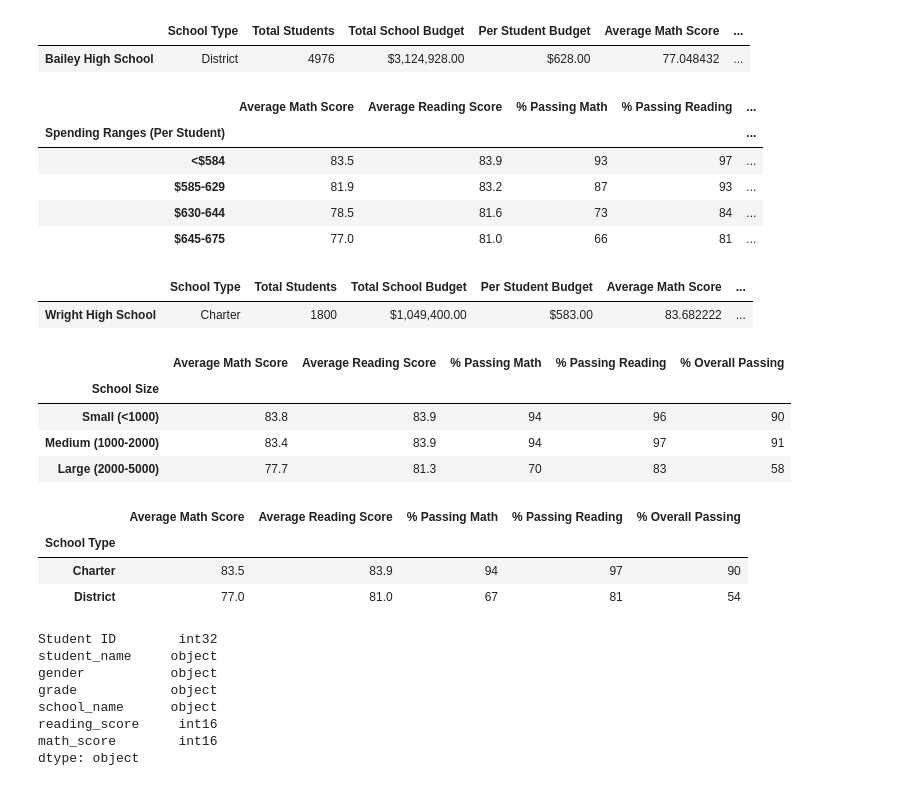
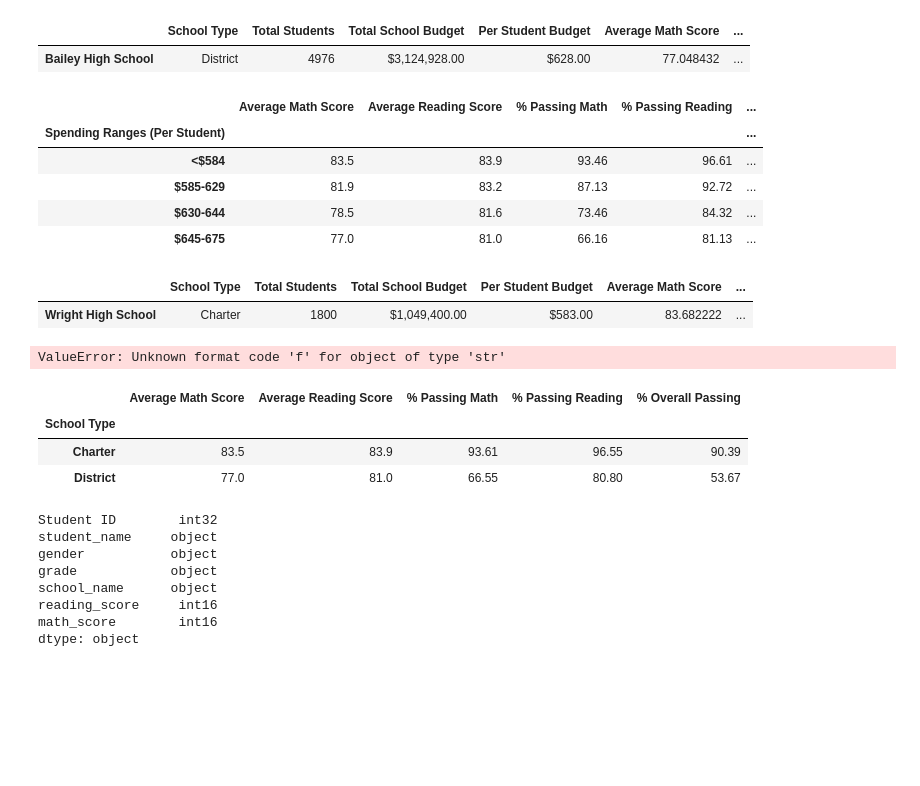
Before and after one commit to Baylex/School_District_Analysis, a Jupyter notebook: PyCitySchools_Challenge.ipynb, the cells around one changed output. Drawn from its saved outputs; the diff is of its cells as text; code cells hidden in the pictures; blank space fills up the shorter version.

```diff
--- a/PyCitySchools_Challenge.ipynb
+++ b/PyCitySchools_Challenge.ipynb
@@ -496,18 +496,18 @@ spending_summary_df = pd.DataFrame({
 # %%
 # Format the DataFrame
 spending_summary_df["Average Math Score"] = spending_summary_df["Average Math Score"].map("{:.1f}".format)
 spending_summary_df["Average Reading Score"] = spending_summary_df["Average Reading Score"].map("{:.1f}".format)
-spending_summary_df["% Passing Math"] = spending_summary_df["% Passing Math"].map("{:.0f}".format)
-spending_summary_df["% Passing Reading"] = spending_summary_df["% Passing Reading"].map("{:.0f}".format)
-spending_summary_df["% Overall Passing"] = spending_summary_df["% Overall Passing"].map("{:.0f}".format)
+spending_summary_df["% Passing Math"] = spending_summary_df["% Passing Math"].map("{:.2f}".format)
+spending_summary_df["% Passing Reading"] = spending_summary_df["% Passing Reading"].map("{:.2f}".format)
+spending_summary_df["% Overall Passing"] = spending_summary_df["% Overall Passing"].map("{:.2f}".format)
 spending_summary_df
 # %% [output]
 |  | Average Math Score | Average Reading Score | % Passing Math | % Passing Reading | ... |
 | Spending Ranges (Per Student) |  |  |  |  | ... |
-| <$584 | 83.5 | 83.9 | 93 | 97 | ... |
-| $585-629 | 81.9 | 83.2 | 87 | 93 | ... |
-| $630-644 | 78.5 | 81.6 | 73 | 84 | ... |
-| $645-675 | 77.0 | 81.0 | 66 | 81 | ... |
+| <$584 | 83.5 | 83.9 | 93.46 | 96.61 | ... |
+| $585-629 | 81.9 | 83.2 | 87.13 | 92.72 | ... |
+| $630-644 | 78.5 | 81.6 | 73.46 | 84.32 | ... |
+| $645-675 | 77.0 | 81.0 | 66.16 | 81.13 | ... |
 # %%
 ## Scores by School Size
 # %%
@@ -540,16 +540,12 @@ size_summary_df = pd.DataFrame({
 # Format the DataFrame.
 size_summary_df["Average Math Score"] = size_summary_df["Average Math Score"].map("{:.1f}".format)
 size_summary_df["Average Reading Score"] = size_summary_df["Average Reading Score"].map("{:.1f}".format)
-size_summary_df["% Passing Math"] = size_summary_df["% Passing Math"].map("{:.0f}".format)
-size_summary_df["% Passing Reading"] = size_summary_df["% Passing Reading"].map("{:.0f}".format)
-size_summary_df["% Overall Passing"] = size_summary_df["% Overall Passing"].map("{:.0f}".format)
+size_summary_df["% Passing Math"] = size_summary_df["% Passing Math"].map("{:.2f}".format)
+size_summary_df["% Passing Reading"] = size_summary_df["% Passing Reading"].map("{:.2f}".format)
+size_summary_df["% Overall Passing"] = size_summary_df["% Overall Passing"].map("{:.2f}".format)
 size_summary_df
 # %% [output]
-|  | Average Math Score | Average Reading Score | % Passing Math | % Passing Reading | % Overall Passing |
-| School Size |  |  |  |  |  |
-| Small (<1000) | 83.8 | 83.9 | 94 | 96 | 90 |
-| Medium (1000-2000) | 83.4 | 83.9 | 94 | 97 | 91 |
-| Large (2000-5000) | 77.7 | 81.3 | 70 | 83 | 58 |
+ValueError: Unknown format code 'f' for object of type 'str'
 # %%
 ## Scores by School Type.
 # %%
@@ -572,15 +568,15 @@ type_summary_df = pd.DataFrame({
 # # Format the DataFrame.
 type_summary_df["Average Math Score"] = type_summary_df["Average Math Score"].map("{:.1f}".format)
 type_summary_df["Average Reading Score"] = type_summary_df["Average Reading Score"].map("{:.1f}".format)
-type_summary_df["% Passing Math"] = type_summary_df["% Passing Math"].map("{:.0f}".format)
-type_summary_df["% Passing Reading"] = type_summary_df["% Passing Reading"].map("{:.0f}".format)
-type_summary_df["% Overall Passing"] = type_summary_df["% Overall Passing"].map("{:.0f}".format)
+type_summary_df["% Passing Math"] = type_summary_df["% Passing Math"].map("{:.2f}".format)
+type_summary_df["% Passing Reading"] = type_summary_df["% Passing Reading"].map("{:.2f}".format)
+type_summary_df["% Overall Passing"] = type_summary_df["% Overall Passing"].map("{:.2f}".format)
 type_summary_df
 # %% [output]
 |  | Average Math Score | Average Reading Score | % Passing Math | % Passing Reading | % Overall Passing |
 | School Type |  |  |  |  |  |
-| Charter | 83.5 | 83.9 | 94 | 97 | 90 |
-| District | 77.0 | 81.0 | 67 | 81 | 54 |
+| Charter | 83.5 | 83.9 | 93.61 | 96.55 | 90.39 |
+| District | 77.0 | 81.0 | 66.55 | 80.80 | 53.67 |
 # %%
 ## Leftover code from the PyCitySchools original file.
 
```
Also changed, not shown: 7 other files.
